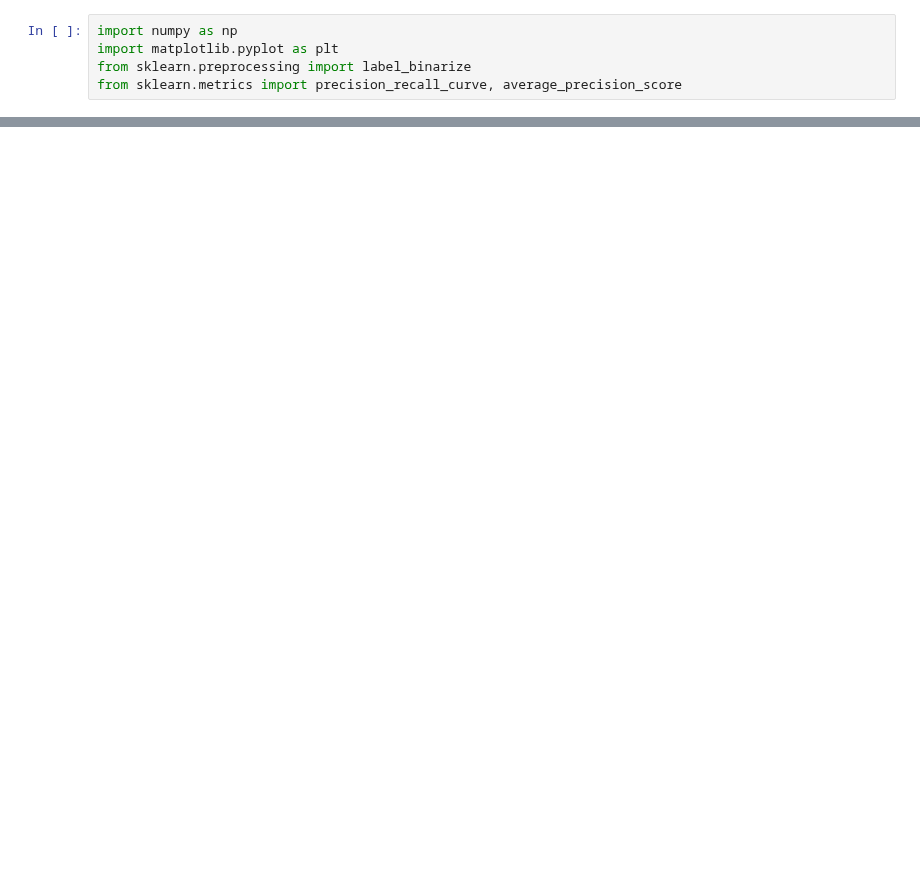
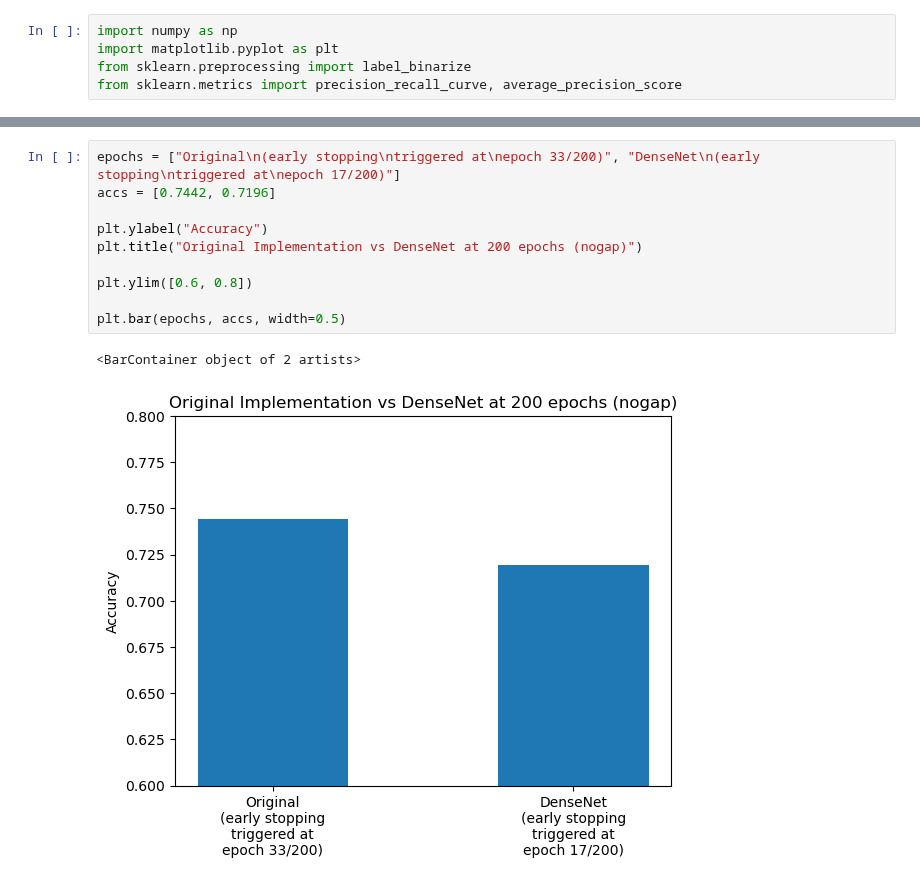
Before and after one commit to srkvatsa/4775-final-project, a Jupyter notebook: figures/gen_figures.ipynb, the cells around one changed output, grey strips where cells are left out. Cells and saved outputs as stored; diff of their text form; blank space fills up the shorter version.

```diff
--- a/figures/gen_figures.ipynb
+++ b/figures/gen_figures.ipynb
@@ -84,0 +47,13 @@ def evaluate_model(model, test_loader, device, num_classes, output_curve_path='/
+# %%
+epochs = ["Original\n(early stopping\ntriggered at\nepoch 33/200)", "DenseNet\n(early stopping\ntriggered at\nepoch 17/200)"]
+accs = [0.7442, 0.7196]
+
+plt.ylabel("Accuracy")
+plt.title("Original Implementation vs DenseNet at 200 epochs (nogap)")
+
+plt.ylim([0.6, 0.8])
+
+plt.bar(epochs, accs, width=0.5)
+# %% [output]
+<BarContainer object of 2 artists>
+[figure, added]
```
Also changed, not shown: parts of 4 cells of this notebook.
